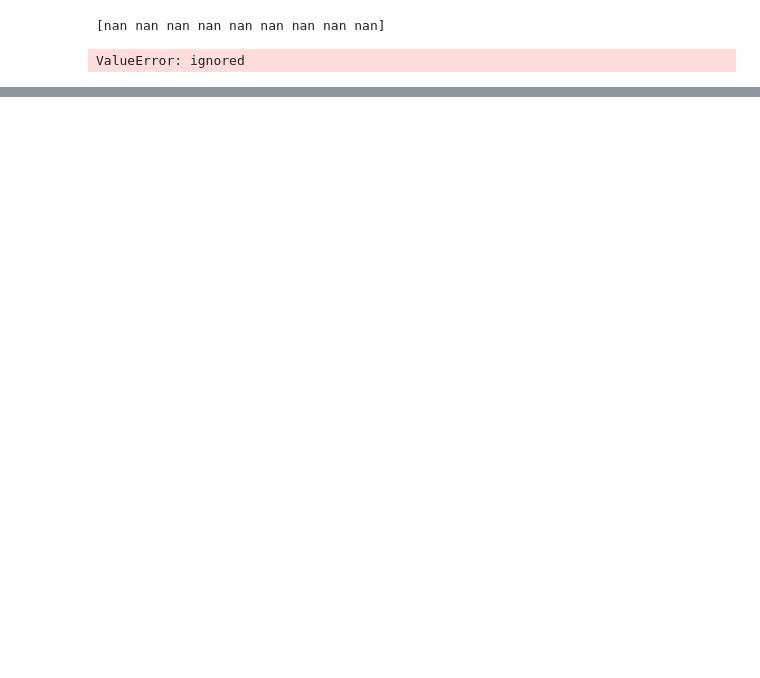
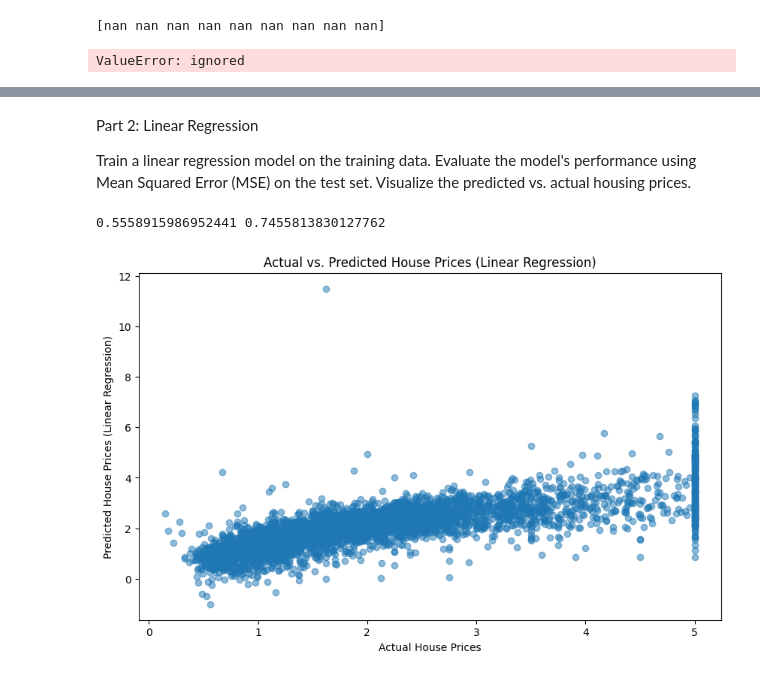
Before and after one commit to akhil-maker/Hands_On_ML, a Jupyter notebook: 04_Training_ModelsTask.ipynb, the cells around one changed output, grey strips where cells are left out. Drawn from its saved outputs; the diff is of its cells as text; code cells hidden in the pictures; blank space fills up the shorter version.

```diff
--- a/04_Training_ModelsTask.ipynb
+++ b/04_Training_ModelsTask.ipynb
@@ -233,0 +698,7 @@ plt.show()
+# %%
+y_df = data.frame['MedHouseVal']
+X_df = data.frame.drop('MedHouseVal', axis=1)
+# %%
+scaler = StandardScaler()
+X_scaled = scaler.fit_transform(X_df)
+X_scaled_df = pd.DataFrame(X_scaled, columns=X_df.columns)
@@ -233,0 +719,26 @@ plt.show()
+# %%
+X_train, X_test, y_train, y_test = train_test_split(X_scaled_df, y_df, test_size=0.2, random_state=42)
+# %% [markdown]
+
+Part 2: Linear Regression
+
+Train a linear regression model on the training data.
+Evaluate the model's performance using Mean Squared Error (MSE) on the test set.
+Visualize the predicted vs. actual housing prices.
+# %%
+lin_reg = LinearRegression()
+lin_reg.fit(X_train, y_train)
+y_pred10 = lin_reg.predict(X_test)
+error10 = mean_squared_error(y_test, y_pred10)
+print(error10, np.sqrt(error10))
+# %% [output]
+0.5558915986952441 0.7455813830127762
+# %%
+plt.figure(figsize=(10, 6))
+plt.scatter(y_test, y_pred10, alpha=0.5)
+plt.xlabel("Actual House Prices")
+plt.ylabel("Predicted House Prices (Linear Regression)")
+plt.title("Actual vs. Predicted House Prices (Linear Regression)")
+plt.show()
+# %% [output]
+[figure, added]
```
Also changed, not shown: parts of 100 cells of this notebook.
